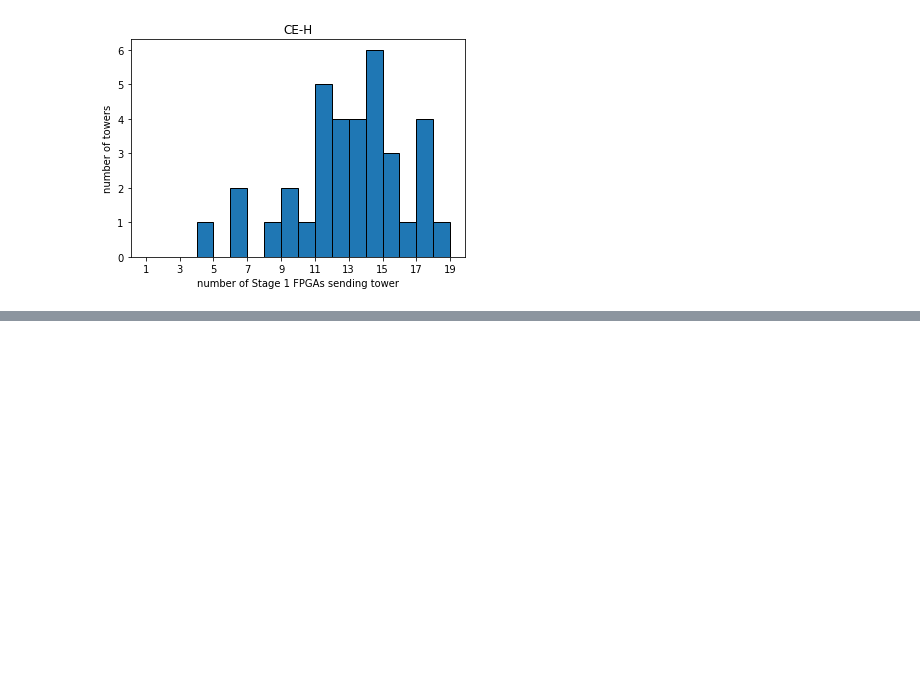
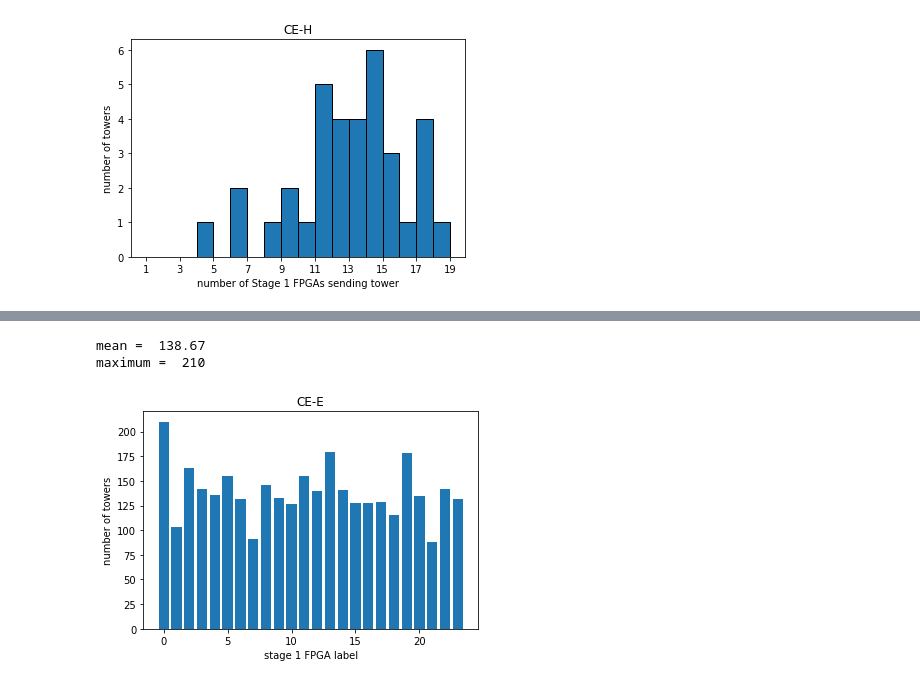
Before and after one commit to mhassans/tower-energy, a Jupyter notebook: jupyter/NumBundlesPerEachTower.ipynb, the cells around one changed output, grey strips where cells are left out. Cells and saved outputs as stored; diff of their text form; code cells hidden in the pictures; blank space fills up the shorter version.

```diff
--- a/jupyter/NumBundlesPerEachTower.ipynb
+++ b/jupyter/NumBundlesPerEachTower.ipynb
@@ -159,0 +197,6 @@ total entries =  35
+# %%
+plotHist2(towersPerBundle_EM_above30, 'EM_above30')
+# %% [output]
+mean =  138.67
+maximum =  210
+[figure, added]
```
Also changed, not shown: parts of 6 cells of this notebook.
